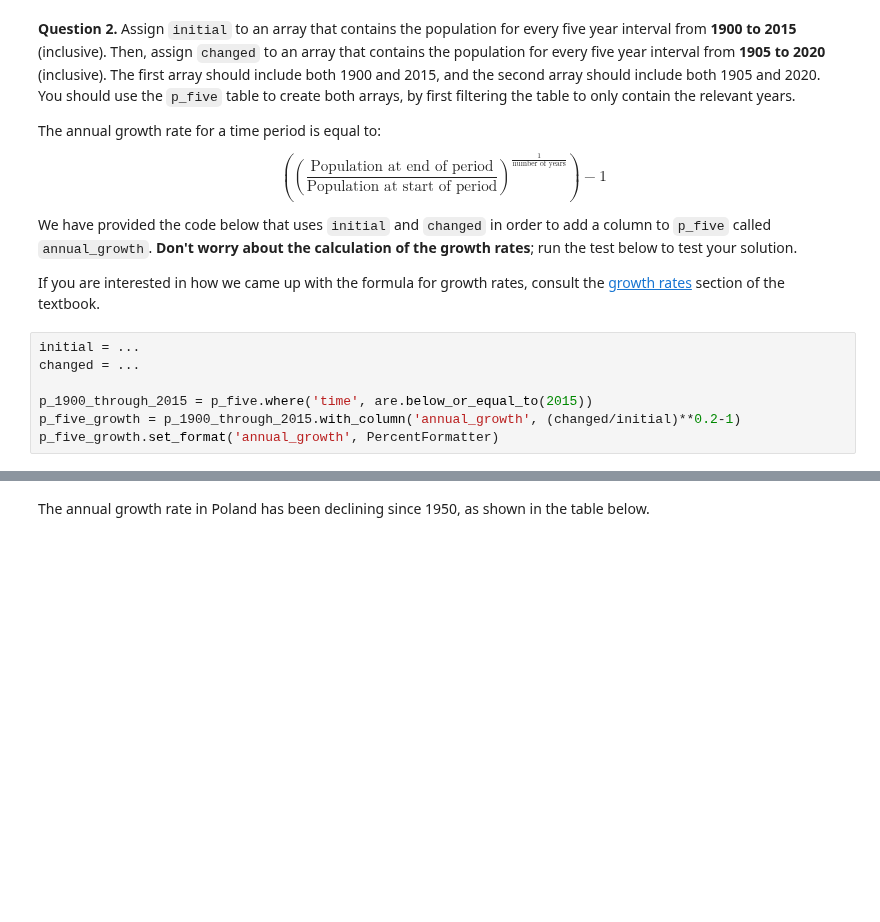
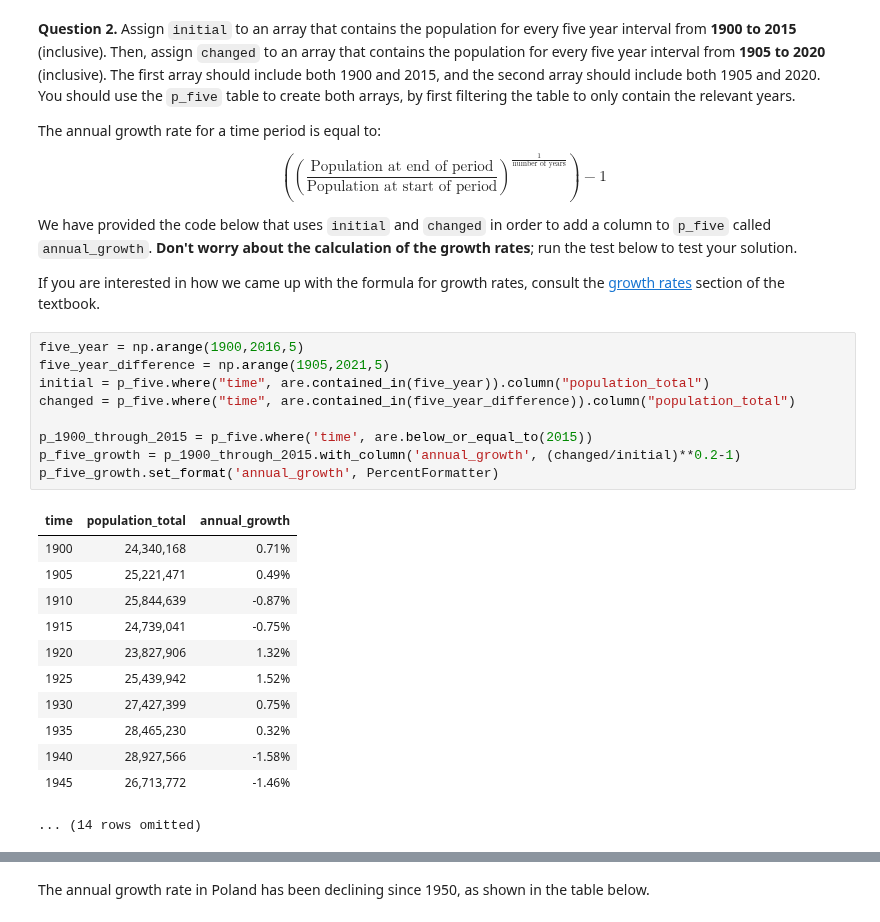
Before and after one commit to bwinterstein/Intro-Data, a Jupyter notebook: Project/project1.ipynb, the cells around one changed output, grey strips where cells are left out. Cells and saved outputs as stored; diff of their text form; blank space fills up the shorter version.

```diff
--- a/Project/project1.ipynb
+++ b/Project/project1.ipynb
@@ -125,11 +127,26 @@ We have provided the code below that uses `initial` and `changed` in order to ad
 
 If you are interested in how we came up with the formula for growth rates, consult the [growth rates](https://inferentialthinking.com/chapters/03/2/1/Growth.html) section of the textbook.
 # %%
-initial = ...
-changed = ...
+five_year = np.arange(1900,2016,5)
+five_year_difference = np.arange(1905,2021,5)
+initial = p_five.where("time", are.contained_in(five_year)).column("population_total")
+changed = p_five.where("time", are.contained_in(five_year_difference)).column("population_total")
 
 p_1900_through_2015 = p_five.where('time', are.below_or_equal_to(2015))
 p_five_growth = p_1900_through_2015.with_column('annual_growth', (changed/initial)**0.2-1)
 p_five_growth.set_format('annual_growth', PercentFormatter)
+# %% [output]
+| time | population_total | annual_growth |
+| 1900 | 24,340,168 | 0.71% |
+| 1905 | 25,221,471 | 0.49% |
+| 1910 | 25,844,639 | -0.87% |
+| 1915 | 24,739,041 | -0.75% |
+| 1920 | 23,827,906 | 1.32% |
+| 1925 | 25,439,942 | 1.52% |
+| 1930 | 27,427,399 | 0.75% |
+| 1935 | 28,465,230 | 0.32% |
+| 1940 | 28,927,566 | -1.58% |
+| 1945 | 26,713,772 | -1.46% |
+... (14 rows omitted)
 # %%
 grader.check("q1_2")
```
Also changed, not shown: parts of 18 cells of this notebook, 1 other file.
